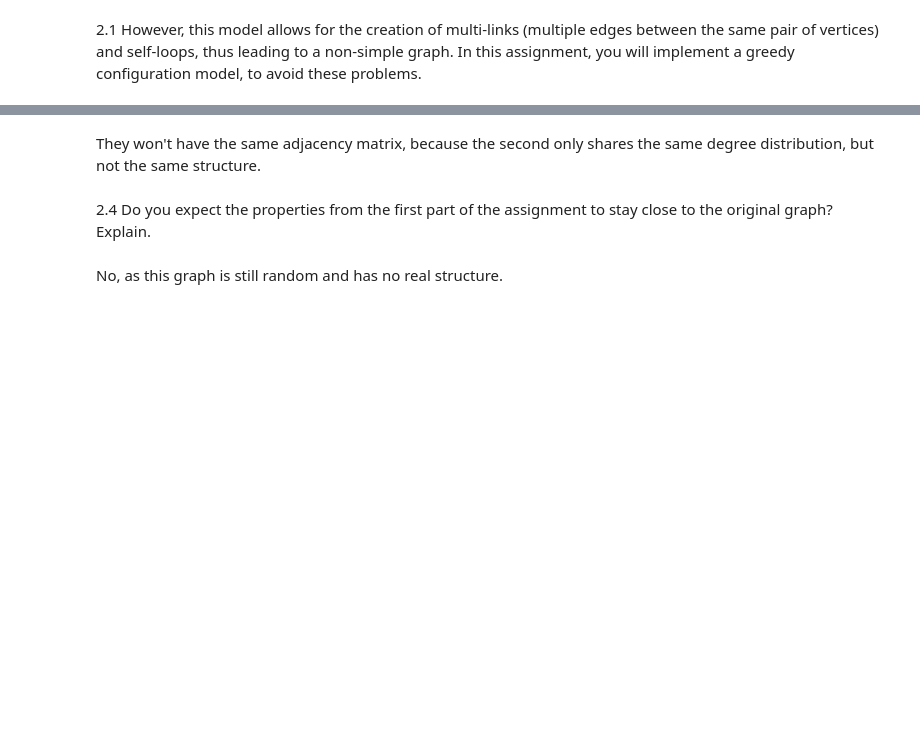
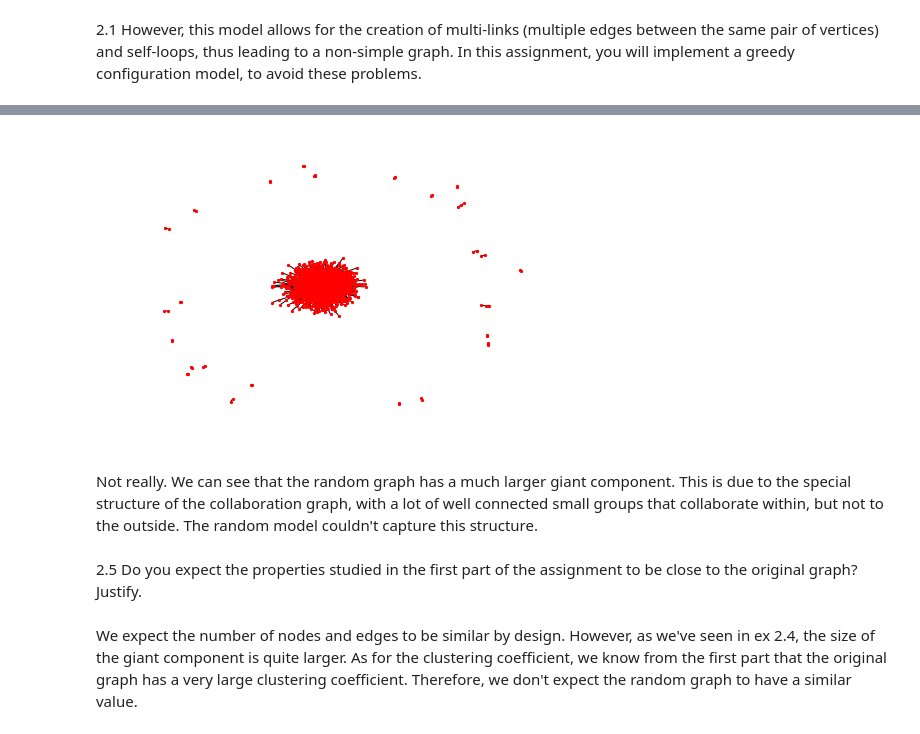
Before and after one commit to mdeff/ntds_2017, a Jupyter notebook: assignments/02_network_models.ipynb, the cells around one changed output, grey strips where cells are left out. Saved outputs shown, nothing was run; the diff lists cells and outputs as text; code cells hidden in the pictures; blank space fills up the shorter version.

```diff
--- a/assignments/02_network_models.ipynb
+++ b/assignments/02_network_models.ipynb
@@ -130,8 +163,10 @@ nx.draw(G)
 # %%
-nx.draw(gc)
+nx.draw(gc,node_size = 5)
+# %% [output]
+[figure, added]
-# %% [markdown]
-They won't have the same adjacency matrix, because the second only shares the same degree distribution, but not the same structure.
+# %% [markdown]
+Not really. We can see that the random graph has a much larger giant component. This is due to the special structure of the collaboration graph, with a lot of well connected small groups that collaborate within, but not to the outside. The random model couldn't capture this structure.
 # %% [markdown]
-2.4 Do you expect the properties from the first part of the assignment to stay close to the original graph? Explain.
+2.5 Do you expect the properties studied in the first part of the assignment to be close to the original graph? Justify.
-# %% [markdown]
-No, as this graph is still random and has no real structure.
+# %% [markdown]
+We expect the number of nodes and edges to be similar by design. However, as we've seen in ex 2.4, the size of the giant component is quite larger. As for the clustering coefficient, we know from the first part that the original graph has a very large clustering coefficient. Therefore, we don't expect the random graph to have a similar value.
```
Also changed, not shown: parts of 26 cells of this notebook.
